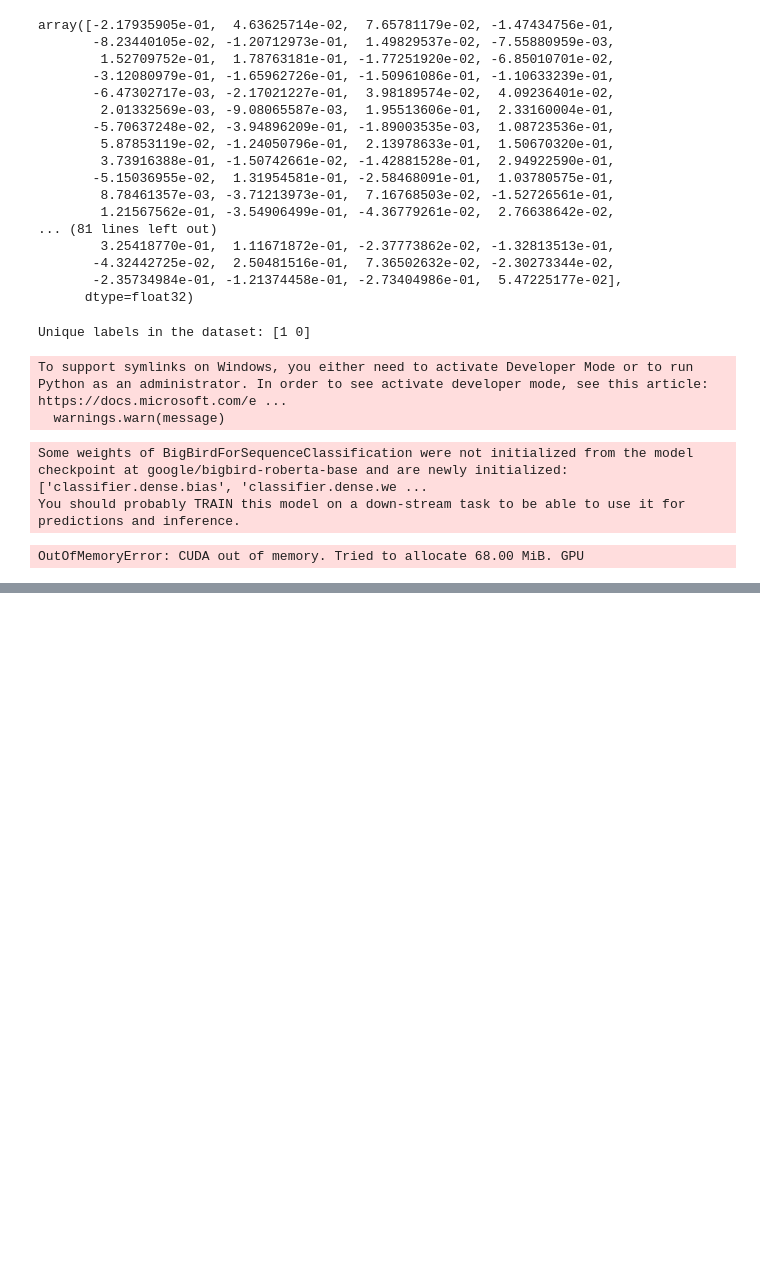
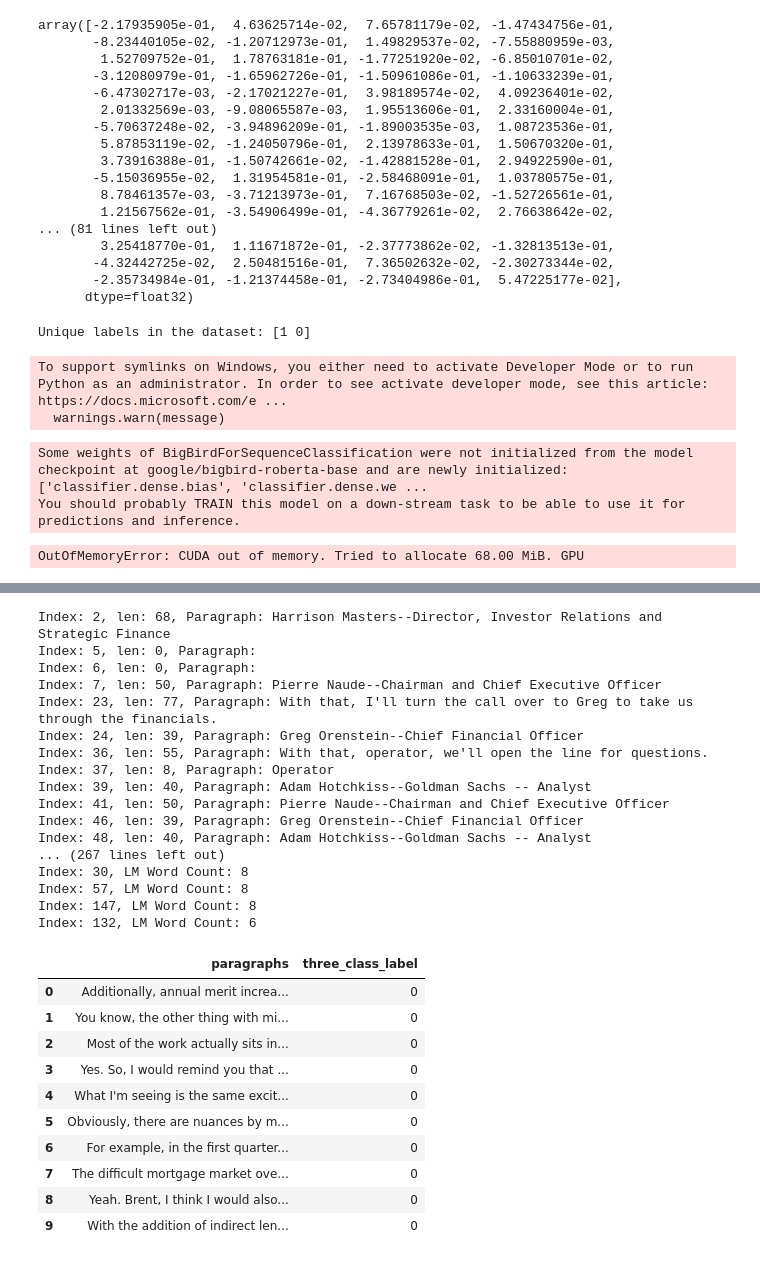
Before and after one commit to WangZiRongPraetorianGuard/earnings-call-predict-stock-price-movement, a Jupyter notebook: trysth.ipynb, the cells around one changed output, grey strips where cells are left out. Drawn from its saved outputs; the diff is of its cells as text; code cells hidden in the pictures; blank space fills up the shorter version.

```diff
--- a/trysth.ipynb
+++ b/trysth.ipynb
@@ -588,3 +588,10 @@ To support symlinks on Windows, you either need to activate Developer Mode or to
 Some weights of BigBirdForSequenceClassification were not initialized from the model checkpoint at google/bigbird-roberta-base and are newly initialized: ['classifier.dense.bias', 'classifier.dense.we ...
 You should probably TRAIN this model on a down-stream task to be able to use it for predictions and inference.
 OutOfMemoryError: CUDA out of memory. Tried to allocate 68.00 MiB. GPU
+# %%
+import pandas as pd
+# 讀取 CSV 檔案到資料框中
+df = pd.read_csv('scraping_data/20240531_nasdaq_three_class_label.csv')
+# 顯示資料框的前幾行
+df = df.iloc[:1]
+df
@@ -590,0 +601,38 @@ OutOfMemoryError: CUDA out of memory. Tried to allocate 68.00 MiB. GPU
+# %%
+import sys
+import os
+sys.path.append(os.path.abspath('Earnings_call-Hank'))
+from finicialTextProcessor import FinancialTextProcessor
+lm_dict_filepath = r'Loughran-McDonald_MasterDictionary_1993-2023.csv'
+processor = FinancialTextProcessor(lm_dict_filepath)
+denoised_df = processor.process_and_create_denoised_df(df)
+denoised_df
+# %% [output]
+Index: 2, len: 68, Paragraph: Harrison Masters--Director, Investor Relations and Strategic Finance
+Index: 5, len: 0, Paragraph:
+Index: 6, len: 0, Paragraph:
+Index: 7, len: 50, Paragraph: Pierre Naude--Chairman and Chief Executive Officer
+Index: 23, len: 77, Paragraph: With that, I'll turn the call over to Greg to take us through the financials.
+Index: 24, len: 39, Paragraph: Greg Orenstein--Chief Financial Officer
+Index: 36, len: 55, Paragraph: With that, operator, we'll open the line for questions.
+Index: 37, len: 8, Paragraph: Operator
+Index: 39, len: 40, Paragraph: Adam Hotchkiss--Goldman Sachs -- Analyst
+Index: 41, len: 50, Paragraph: Pierre Naude--Chairman and Chief Executive Officer
+Index: 46, len: 39, Paragraph: Greg Orenstein--Chief Financial Officer
+Index: 48, len: 40, Paragraph: Adam Hotchkiss--Goldman Sachs -- Analyst
+... (267 lines left out)
+Index: 30, LM Word Count: 8
+Index: 57, LM Word Count: 8
+Index: 147, LM Word Count: 8
+Index: 132, LM Word Count: 6
+|  | paragraphs | three_class_label |
+| 0 | Additionally, annual merit increa... | 0 |
+| 1 | You know, the other thing with mi... | 0 |
+| 2 | Most of the work actually sits in... | 0 |
+| 3 | Yes. So, I would remind you that ... | 0 |
+| 4 | What I'm seeing is the same excit... | 0 |
+| 5 | Obviously, there are nuances by m... | 0 |
+| 6 | For example, in the first quarter... | 0 |
+| 7 | The difficult mortgage market ove... | 0 |
+| 8 | Yeah. Brent, I think I would also... | 0 |
+| 9 | With the addition of indirect len... | 0 |
```
Also changed, not shown: parts of 3 cells of this notebook, 1 other file.
